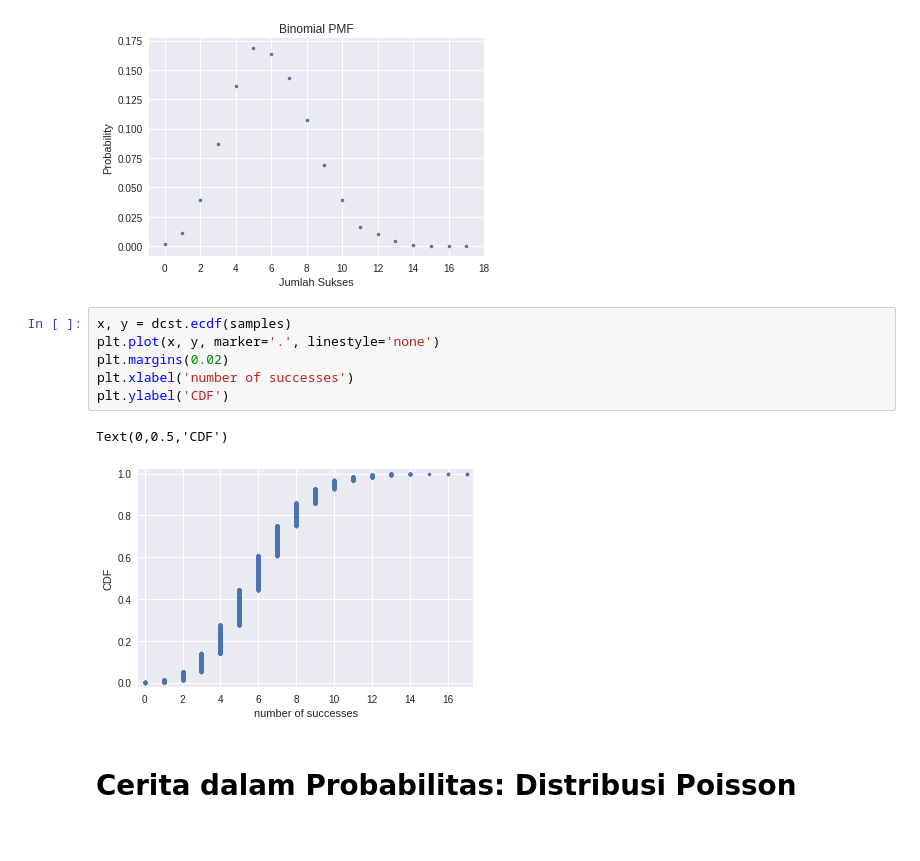
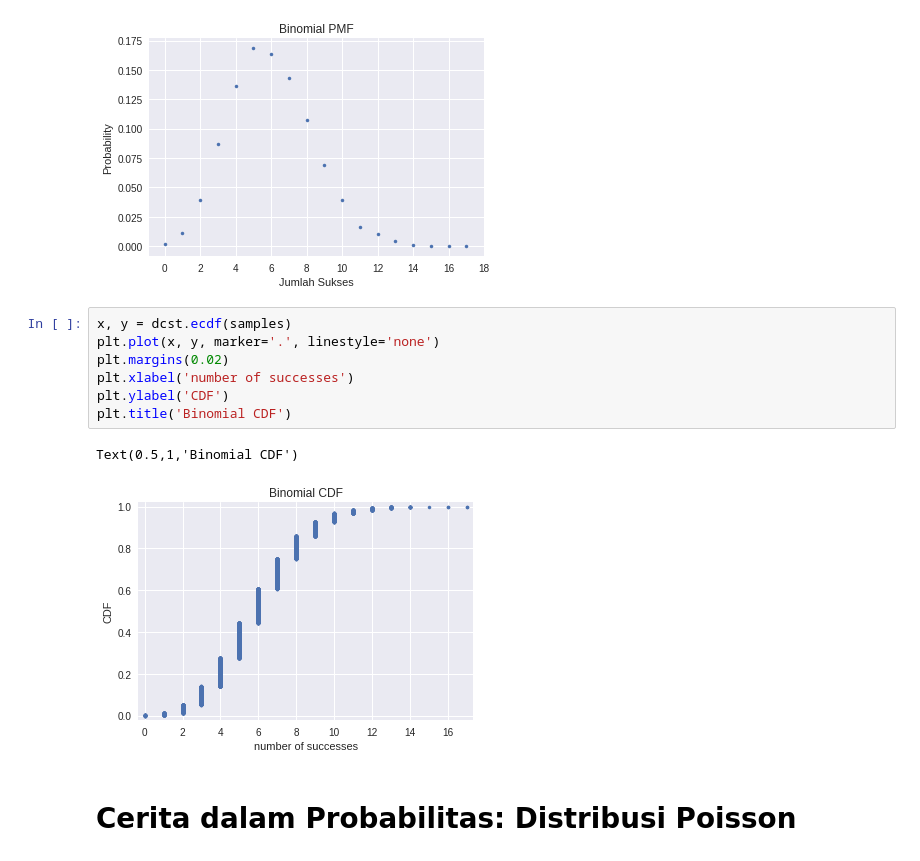
Before and after one commit to rubiagatra/data-science-with-python, a Jupyter notebook: Bagian 4 - Statistik dan Python 1/3. Probabilistik and Statistik Inferensia.ipynb, the cells around one changed output. Drawn from its saved outputs; the diff is of its cells as text.

```diff
--- a/Bagian 4 - Statistik dan Python 1/3. Probabilistik and Statistik Inferensia.ipynb
+++ b/Bagian 4 - Statistik dan Python 1/3. Probabilistik and Statistik Inferensia.ipynb
@@ -129,12 +129,13 @@ plt.xticks([0, 2, 4, 6, 8, 10, 12, 14, 16, 18])
 # %%
 x, y = dcst.ecdf(samples)
 plt.plot(x, y, marker='.', linestyle='none')
 plt.margins(0.02)
 plt.xlabel('number of successes')
 plt.ylabel('CDF')
+plt.title('Binomial CDF')
 # %% [output]
-Text(0,0.5,'CDF')
+Text(0.5,1,'Binomial CDF')
-[figure, old version]
+[figure, new version]
 # %% [markdown]
 # Cerita dalam Probabilitas: Distribusi Poisson
 # %%
```
Also changed, not shown: parts of 1 cell of this notebook, 1 other file.
